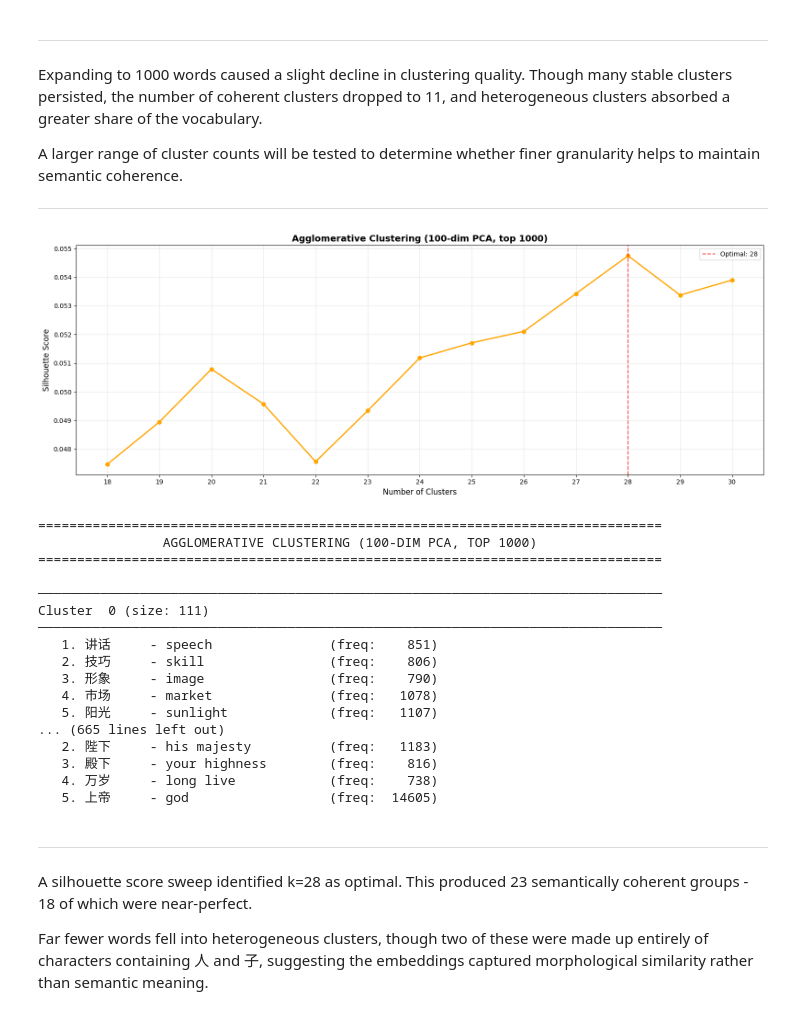
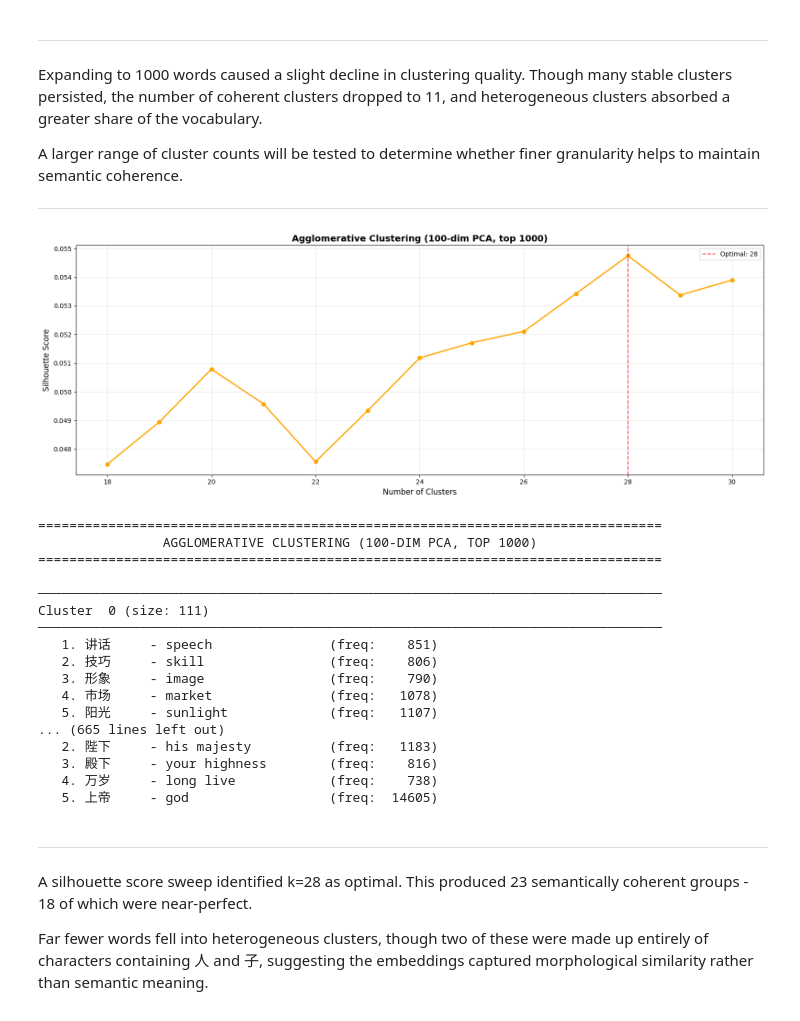
Before and after one commit to chmcbs/chinese-noun-embeddings, a Jupyter notebook: noun_clustering.ipynb, the cells around one changed output. Drawn from its saved outputs; the diff is of its cells as text; code cells hidden in the pictures.

```diff
--- a/noun_clustering.ipynb
+++ b/noun_clustering.ipynb
@@ -1056,51 +1078,36 @@ A larger range of cluster counts will be tested to determine whether finer granu
 # %%
 # Grid search parameters
 cluster_range = range(18, 31)
 
-# Store results
-agg_scores_1000 = []
-
-for n_clusters in cluster_range:
-    # Agglomerative
-    agg = AgglomerativeClustering(n_clusters=n_clusters)
-    agg_labels = agg.fit_predict(embeddings_pca100_top1000)
-    agg_silhouette = silhouette_score(embeddings_pca100_top1000, agg_labels)
-    agg_scores_1000.append(agg_silhouette)
+# Run grid search using helper function
+search_results = run_clustering_grid_search(embeddings_pca100_top1000, cluster_range, method='agglomerative')
+agg_scores_1000 = search_results['agg_scores']
 
 # Find optimal number of clusters
 optimal_agg_idx_1000 = np.argmax(agg_scores_1000)
 optimal_agg_clusters_1000 = list(cluster_range)[optimal_agg_idx_1000]
 
-# Plot silhouette scores
-fig, ax = plt.subplots(1, 1, figsize=(16, 6))
-
-# Agglomerative plot
-ax.plot(cluster_range, agg_scores_1000, marker='o', linewidth=2, markersize=6, color='orange')
-ax.axvline(x=optimal_agg_clusters_1000, color='r', linestyle='--', alpha=0.7,
-            label=f'Optimal: {optimal_agg_clusters_1000}')
-ax.set_xlabel('Number of Clusters', fontsize=12)
-ax.set_ylabel('Silhouette Score', fontsize=12)
-ax.set_title('Agglomerative Clustering (100-dim PCA, top 1000)', fontsize=14, fontweight='bold')
-ax.set_xticks(cluster_range)  # Show all values from 15 to 25
-ax.grid(True, alpha=0.3)
-ax.legend()
-
-plt.tight_layout()
-plt.show()
+# Plot silhouette scores using helper function
+plot_silhouette_comparison(
+    cluster_range,
+    {'agg': agg_scores_1000},
+    {'agg': optimal_agg_clusters_1000},
+    {'agg': 'Agglomerative Clustering (100-dim PCA, top 1000)'}
+)
 
 # Fit optimal model
 agg_optimal_1000 = AgglomerativeClustering(n_clusters=optimal_agg_clusters_1000)
 agg_optimal_labels_1000 = agg_optimal_1000.fit_predict(embeddings_pca100_top1000)
 
 # Get top 25 words
-agg_top25_1000 = get_top_n_words(embeddings_pca100_top1000, agg_optimal_labels_1000, nouns_top1000, optimal_agg_clusters_1000, n_words=25)
+agg_top25_1000 = find_representative_nouns(embeddings_pca100_top1000, agg_optimal_labels_1000, nouns_top1000, optimal_agg_clusters_1000, n_representatives=25, return_dict=True)
 
 # Display results
 display_clusters(agg_top25_1000, agg_optimal_labels_1000,
                  "AGGLOMERATIVE CLUSTERING (100-DIM PCA, TOP 1000)",
                  optimal_agg_clusters_1000)
 # %% [output]
-[figure, old version]
+[figure, new version]
 ================================================================================
                 AGGLOMERATIVE CLUSTERING (100-DIM PCA, TOP 1000)
 ================================================================================
```
Also changed, not shown: parts of 12 cells of this notebook, 1 other file.
